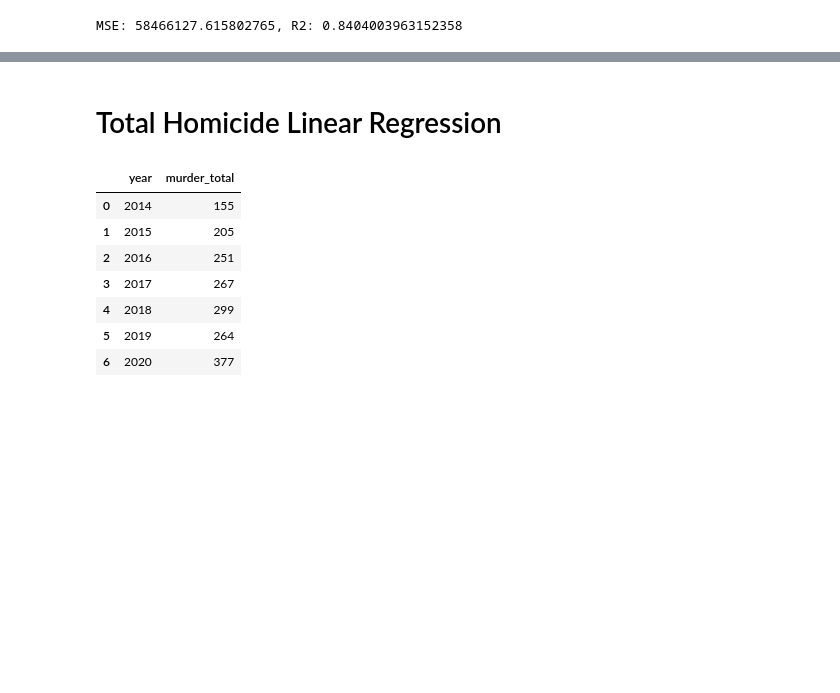
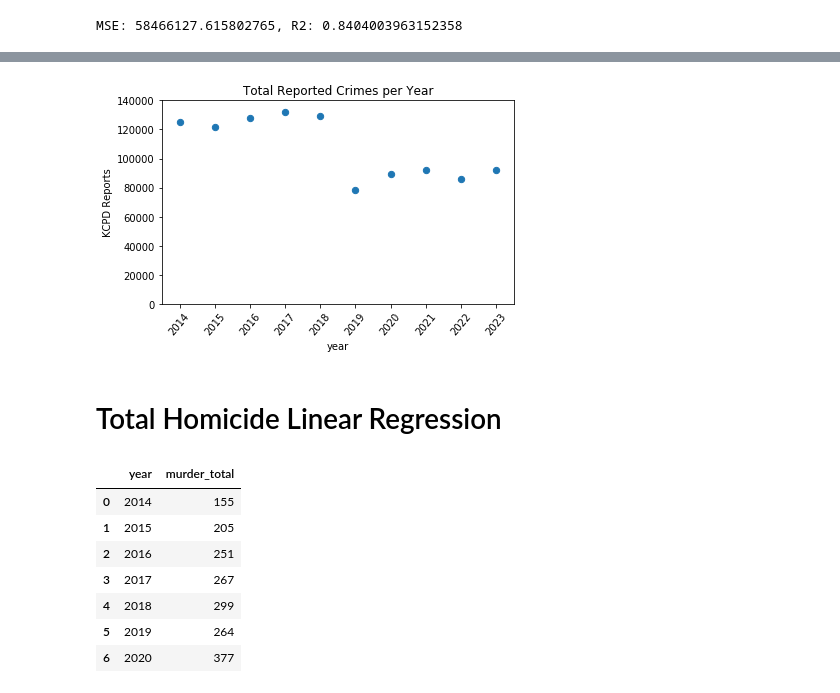
Before and after one commit to sarah-martin/KC_Crime_Predictive_Analysis, a Jupyter notebook: Linear_Models.ipynb, the cells around one changed output, grey strips where cells are left out. Drawn from its saved outputs; the diff is of its cells as text; code cells hidden in the pictures; blank space fills up the shorter version.

```diff
--- a/Linear_Models.ipynb
+++ b/Linear_Models.ipynb
@@ -128,6 +129,13 @@ print(f"MSE: {crime_MSE}, R2: {crime_r2}")
 # %% [output]
 MSE: 58466127.615802765, R2: 0.8404003963152358
 # %%
-crime21=crime_model.predict([[2021]])
-crime22=crime_model.predict([[2022]])
-crime23=crime_model.predict([[2021]])
+pred21=crime_model.predict([[2021]])
+pred22=crime_model.predict([[2022]])
+pred23=crime_model.predict([[2021]])
+pred2021=pred21[0][0]
+pred2022=pred22[0][0]
+pred2023=pred23[0][0]
+# %%
+df1 = pd.DataFrame([[2021, pred2021], [2022, pred2022], [2023, pred2023]], columns=['year','crime_total'])
+pred_crime_df=yearly_crime_df.append(df1).round()
+pred_crime_df
@@ -134,3 +154,14 @@ crime23=crime_model.predict([[2021]])
+# %%
+predCrime = pred_crime_df.plot.scatter(x='year', y='crime_total', s=40)
+plt.ylim(0,140000)
+plt.xlim(2013.5,2023.5)
+plt.xticks(labels, rotation =50)
+plt.title('Total Reported Crimes per Year')
+plt.ylabel('KCPD Reports')
+plt.tight_layout()
+plt.savefig('outputs/predC_linear')
+# %% [output]
+[figure, added]
 # %% [markdown]
 # Total Homicide Linear Regression
 # %%
```
Also changed, not shown: parts of 7 cells of this notebook, 7 other files.
